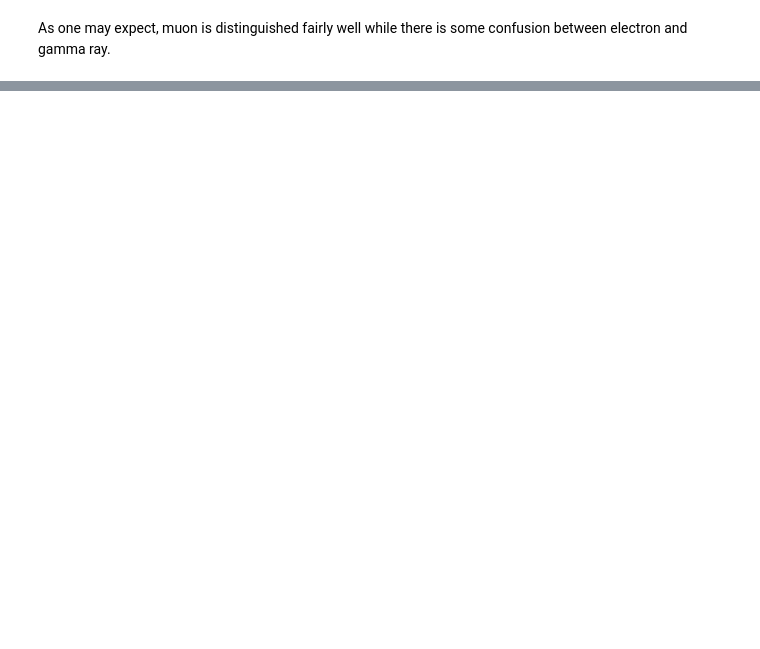
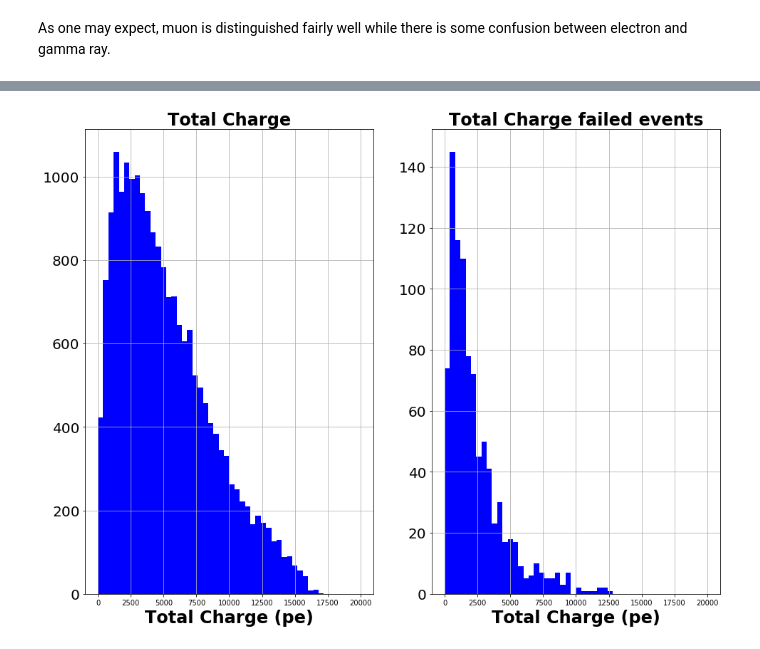
Before and after one commit to WatChMaL/UVicWorkshopPlayground, a Jupyter notebook: D/HKML_CNN_Full.ipynb, the cells around one changed output, grey strips where cells are left out. Cells and saved outputs as stored; diff of their text form; code cells hidden in the pictures; blank space fills up the shorter version.

```diff
--- a/D/HKML_CNN_Full.ipynb
+++ b/D/HKML_CNN_Full.ipynb
@@ -371,0 +350,83 @@ Accuracy mean 0.9559993 std 0.014298826
+# %%
+import numpy as np
+from __future__ import print_function
+import matplotlib.pyplot as plt
+%matplotlib inline
+
+print('Accuracy mean',accuracy.mean(),'std',accuracy.std())
+print(accuracy.shape)
+print(label.shape)
+
+print(prediction.shape)
+print(energies.shape)
+print(directions.shape)
+print(charges.shape)
+
+fail_charge = []
+all_direction = []
+fail_direction = []
+
+
+sum = 0
+
+#print(energies.shape,directions.shape)
+for i,lab in enumerate(label):
+
+    all_direction.append(directions[i][1])
+    if lab != prediction[i] :
+
+        fail_charge.append(charges[i])
+        fail_direction.append(directions[i][1])
+
+        #if sum < 20:
+        #    print("Failed ***",i,lab, prediction[i],directions[i][1],charges[i])
+
+        X = 0
+        sum = sum + 1
+
+
+print(label[0], prediction[0])
+
+
+fail_charge = np.array(fail_charge)
+
+fig,ax = plt.subplots(1,2,figsize=(16,12),facecolor='w')
+
+ax[0].hist(charges,bins=50,range=(0,20000),color='blue',label='PMT Hit Timing')
+ax[0].set_title("Total Charge",fontsize=24,fontweight='bold')
+ax[0].set_xlabel('Total Charge (pe)',fontsize=24,fontweight='bold')
+ax[0].tick_params('x',labelsize=10)
+ax[0].tick_params('y',labelsize=20)
+ax[0].grid()
+ax[1].hist(fail_charge,bins=50,range=(0,20000),color='blue',label='PMT Hit Timing')
+ax[1].set_title("Total Charge failed events",fontsize=24,fontweight='bold')
+ax[1].set_xlabel('Total Charge (pe)',fontsize=24,fontweight='bold')
+ax[1].tick_params('x',labelsize=10)
+ax[1].tick_params('y',labelsize=20)
+ax[1].grid()
+
+
+fail_direction = np.array(fail_direction)
+all_direction = np.array(all_direction)
+
+fig2,ax2 = plt.subplots(1,2,figsize=(16,12),facecolor='w')
+
+ax2[0].hist(all_direction,bins=50,range=(-1.1,1.1),color='blue',label='PMT Hit Timing')
+ax2[0].set_title("Total Charge",fontsize=24,fontweight='bold')
+ax2[0].set_xlabel('Total Charge (pe)',fontsize=24,fontweight='bold')
+ax2[0].tick_params('x',labelsize=10)
+ax2[0].tick_params('y',labelsize=20)
+ax2[0].grid()
+ax2[1].hist(fail_direction,bins=50,range=(-1.1,1.1),color='blue',label='PMT Hit Timing')
+ax2[1].set_title("Total Charge failed events",fontsize=24,fontweight='bold')
+ax2[1].set_xlabel('Total Charge (pe)',fontsize=24,fontweight='bold')
+ax2[1].tick_params('x',labelsize=10)
+ax2[1].tick_params('y',labelsize=20)
+ax2[1].grid()
+
+
+
+
+
+#_ = plt.hist(fail_charge,bins=50)
+# %% [output]
@@ -371,0 +441 @@ Accuracy mean 0.9559993 std 0.014298826
+[figure, added]
```
Also changed, not shown: parts of 12 cells of this notebook.
